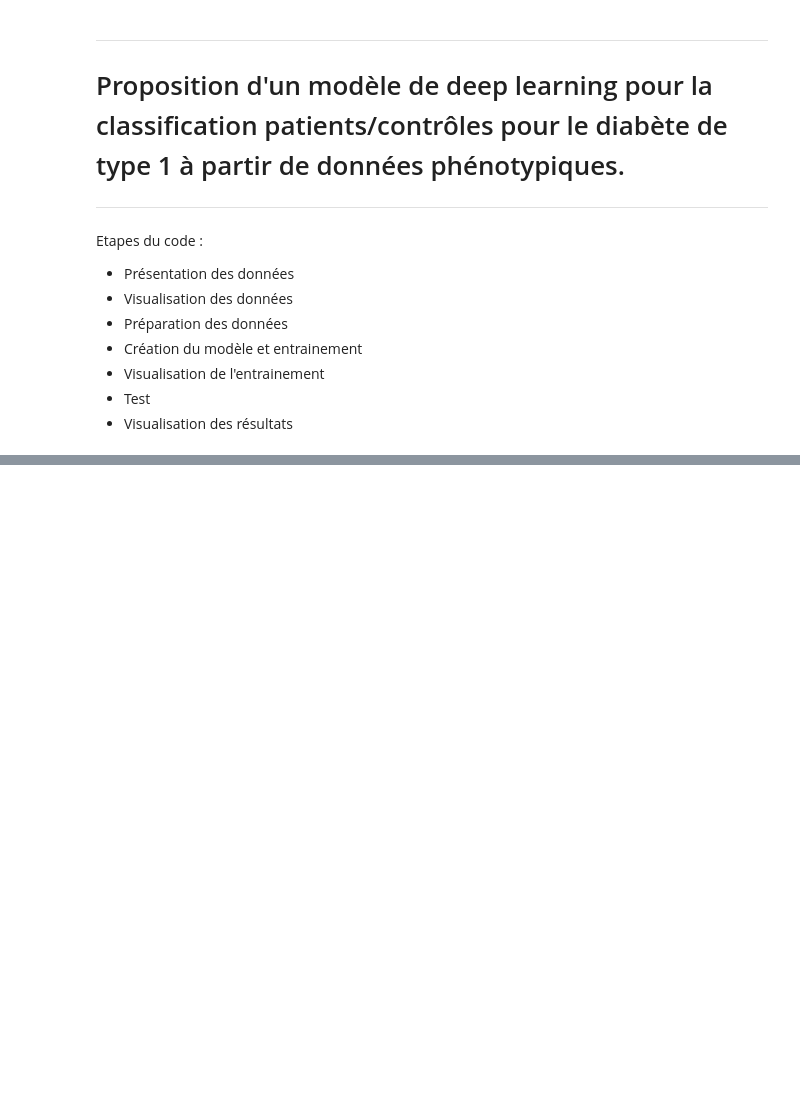
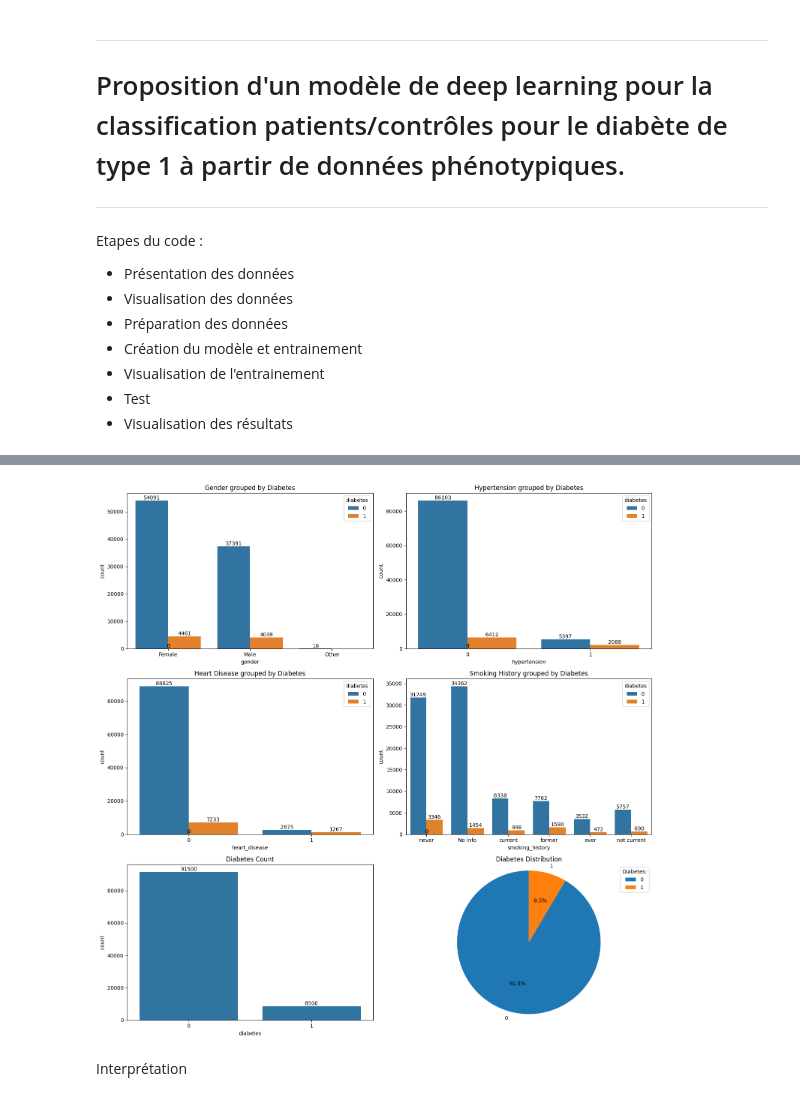
Before and after one commit to Turbotje/Repo_test, a Jupyter notebook: Projet_Diabete_UE_Bioinfo.ipynb, the cells around one changed output, grey strips where cells are left out. Cells and saved outputs as stored; diff of their text form; code cells hidden in the pictures; blank space fills up the shorter version.

Commit message:
Commit 3 - import data et visualisation

```diff
--- a/Projet_Diabete_UE_Bioinfo.ipynb
+++ b/Projet_Diabete_UE_Bioinfo.ipynb
@@ -38,0 +58,4 @@ Age: Age in years
+# %%
+
+df = pd.read_csv("https://raw.githubusercontent.com/Biglasagna/Repo_test/refs/heads/main/diabetes_prediction_dataset.csv/diabetes_prediction_dataset.csv")
+df.head(10)
@@ -38,0 +74,5 @@ Age: Age in years
+# %%
+# check for descriptive statistics
+df.describe()
+# remove duplicate values
+df = df.drop_duplicates()
@@ -38,0 +89,51 @@ Age: Age in years
+# %%
+# Function to add counts on bars
+def add_counts(ax):
+    for p in ax.patches:
+        ax.annotate(f'{int(p.get_height())}', (p.get_x() + p.get_width() / 2., p.get_height()),
+                    ha='center', va='center', fontsize=10, color='black', xytext=(0, 5),
+                    textcoords='offset points')
+
+# Set up the matplotlib figure
+fig, axes = plt.subplots(3, 2, figsize=(15, 15))
+
+# Plot gender grouped by diabetes
+ax = sns.countplot(ax=axes[0, 0], x='gender', hue='diabetes', data=df)
+axes[0, 0].set_title('Gender grouped by Diabetes')
+add_counts(ax)
+
+# Plot hypertension grouped by diabetes
+ax = sns.countplot(ax=axes[0, 1], x='hypertension', hue='diabetes', data=df)
+axes[0, 1].set_title('Hypertension grouped by Diabetes')
+add_counts(ax)
+
+# Plot heart disease grouped by diabetes
+ax = sns.countplot(ax=axes[1, 0], x='heart_disease', hue='diabetes', data=df)
+axes[1, 0].set_title('Heart Disease grouped by Diabetes')
+add_counts(ax)
+
+# Plot smoking history grouped by diabetes
+ax = sns.countplot(ax=axes[1, 1], x='smoking_history', hue='diabetes', data=df)
+axes[1, 1].set_title('Smoking History grouped by Diabetes')
+add_counts(ax)
+
+# Plot diabetes
+ax = sns.countplot(ax=axes[2, 0], x='diabetes', data=df)
+axes[2, 0].set_title('Diabetes Count')
+add_counts(ax)
+
+# Create pie plot for diabetes
+diabetes_counts = df['diabetes'].value_counts()
+axes[2, 1].pie(diabetes_counts, labels=diabetes_counts.index, autopct='%1.1f%%', startangle=90)
+axes[2, 1].set_title('Diabetes Distribution')
+axes[2, 1].axis('equal')  # Equal aspect ratio ensures that pie is drawn as a circle.
+axes[2, 1].legend(title='Diabetes:', loc='upper right')
+# Adjust the layout
+plt.tight_layout()
+
+# Show the plots
+plt.show()
+# %% [output]
+[figure, added]
+# %% [markdown]
+Interprétation
```
Also changed, not shown: parts of 4 cells of this notebook.
